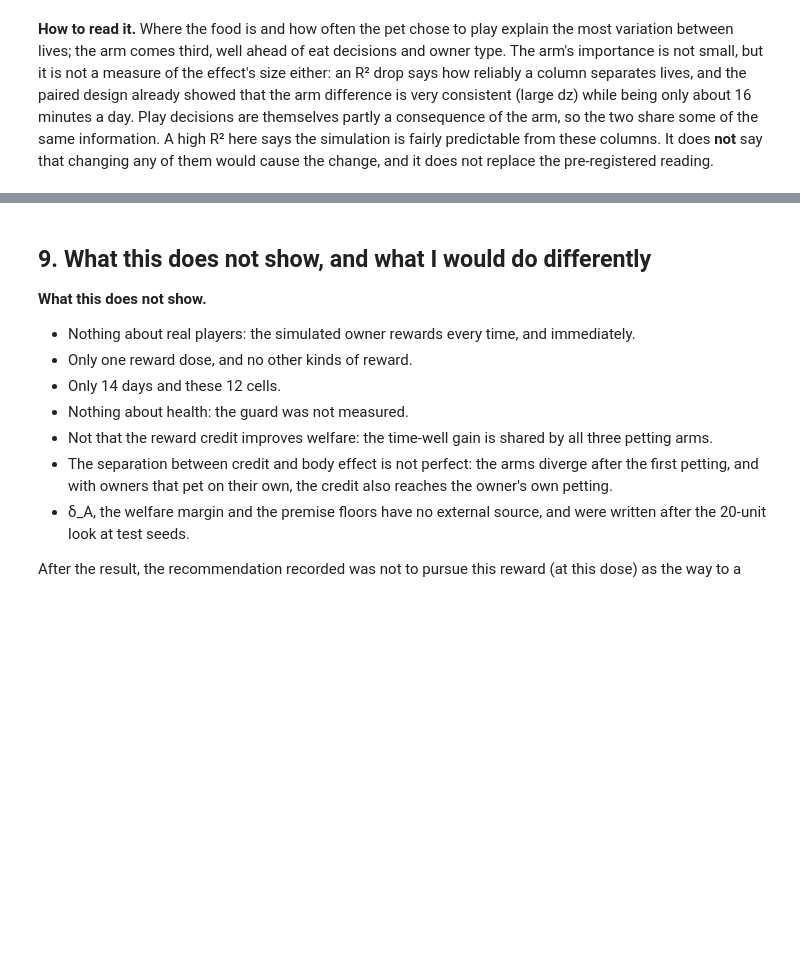
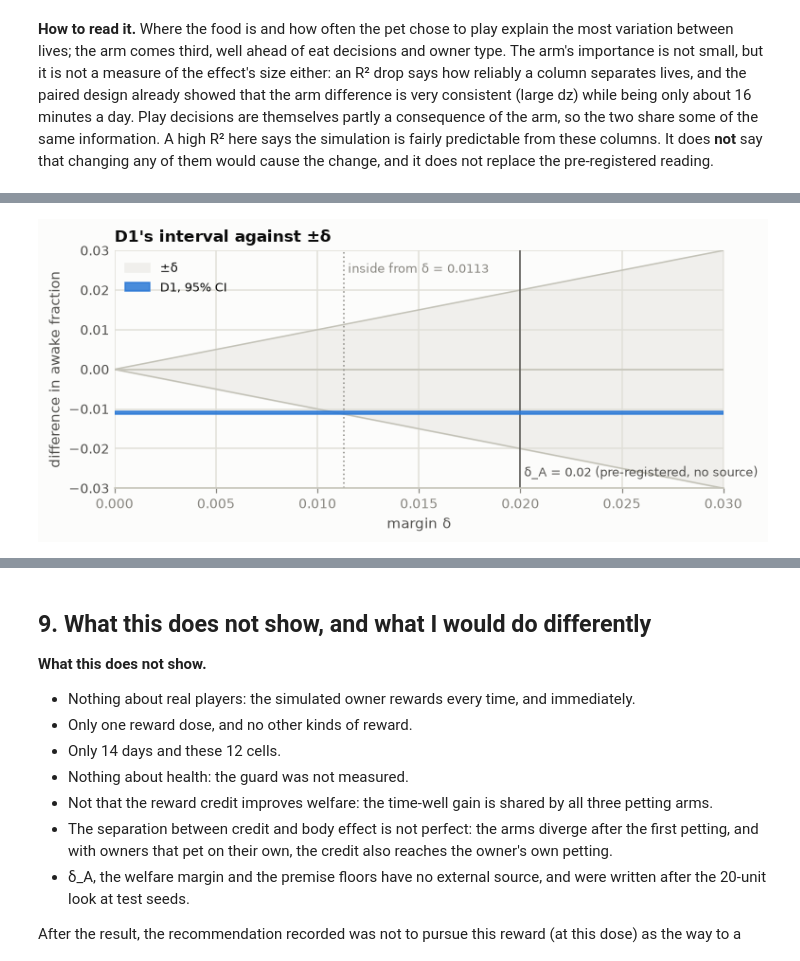
Before and after one commit to matheusmmmp/digilab-reward-case-study, a Jupyter notebook: notebooks/02_case_study.ipynb, the cells around one changed output, grey strips where cells are left out. Saved outputs shown, nothing was run; the diff lists cells and outputs as text; code cells hidden in the pictures; blank space fills up the shorter version.

```diff
--- a/notebooks/02_case_study.ipynb
+++ b/notebooks/02_case_study.ipynb
@@ -566,0 +668,17 @@ plt.show()
+# %%
+#| label: tost-delta
+#| code-summary: "How the equivalence part depends on δ"
+deltas = [0.005, 0.0075, 0.01, 0.0125, 0.015, 0.02, 0.025, 0.03]
+sens = pd.DataFrame([dict(delta=dl, minutes_per_day=f"{cs.minutes(dl):.0f}",
+                          tost_p=(lambda p: f"{p:.3f}" if p >= 0.001 else f"{p:.1e}")(explore.tost_paired(d1, dl)["p"]),
+                          ci_inside_band="yes" if -dl <= a["ci_low"] and a["ci_high"] <= dl else "no",
+                          L_AWAKE_with_this_delta=cs.read_awake(a["ci_low"], a["ci_high"], dl)) for dl in deltas])
+show(sens)
+d_min = explore.smallest_margin(a["ci_low"], a["ci_high"])
+assert sens.L_AWAKE_with_this_delta.nunique() == 1 and sens.L_AWAKE_with_this_delta[0] == l_awake
+assert (sens.ci_inside_band == "yes").tolist() == [dl >= d_min for dl in deltas]
+assert round(d_min, 4) == 0.0113  # the figure's alt text
+say(f"""**Exploratory, after the result.** δ_A = {cs.DELTA_A} has **no external source**. The interval fits inside
+±δ for any δ of at least **{d_min:.4f}** (about {cs.minutes(d_min):.0f} minutes a day); below that, the equivalence
+part would fail. The label in the last column does not move: the first line of the rule does not use δ at all.
+What δ decides here is only whether "smaller than the margin" can also be said.""")
@@ -566,0 +699,27 @@ plt.show()
+# %%
+#| label: fig-tost-delta
+#| fig-cap: "Exploratory, after the result. D1 on the awake fraction (its 95% interval, the thin blue band near −0.011) against the band ±δ for every δ from 0 to 0.03. The interval is inside the band to the right of the dotted line; the pre-registered δ_A = 0.02 (no external source) is marked."
+#| code-summary: "Chart: D1 against ±δ"
+#| fig-alt: "Chart with δ on the horizontal axis from 0 to 0.03 and the difference in awake fraction on the vertical axis. A gray funnel shows the band from −δ to +δ. D1's 95% interval is a thin horizontal blue band at about −0.011. It leaves the funnel for δ below about 0.0113 and is inside it from there on, including at the pre-registered δ_A = 0.02."
+grid = np.linspace(0, 0.03, 301)
+fig, ax = plt.subplots(figsize=(7.2, 3.2))
+ax.fill_between(grid, -grid, grid, color=style.WASH, zorder=0, label="±δ")
+ax.plot(grid, grid, color=style.BASELINE, lw=1)
+ax.plot(grid, -grid, color=style.BASELINE, lw=1)
+ax.axhspan(a["ci_low"], a["ci_high"], color=style.ACCENT, alpha=0.85, zorder=3, label="D1, 95% CI")
+ax.axhline(0, color=style.BASELINE, lw=1, zorder=1)
+ax.axvline(d_min, color=style.MUTED, lw=1, ls=(0, (1, 2)))
+ax.axvline(cs.DELTA_A, color=style.INK_2, lw=1)
+ax.text(d_min, 0.027, f" inside from δ = {d_min:.4f}", color=style.MUTED, fontsize=8.5, va="top")
+ax.text(cs.DELTA_A, -0.027, f" δ_A = {cs.DELTA_A} (pre-registered, no source)", color=style.INK_2, fontsize=8.5)
+ax.set_xlim(0, 0.03)
+ax.set_ylim(-0.03, 0.03)
+ax.grid(axis="y", visible=True)
+ax.set_xlabel("margin δ")
+ax.set_ylabel("difference in awake fraction")
+ax.set_title("D1's interval against ±δ")
+ax.legend(loc="upper left", fontsize=8.5)
+fig.tight_layout()
+plt.show()
+# %% [output]
+[figure, added]
```
Also changed, not shown: parts of 8 cells of this notebook.
